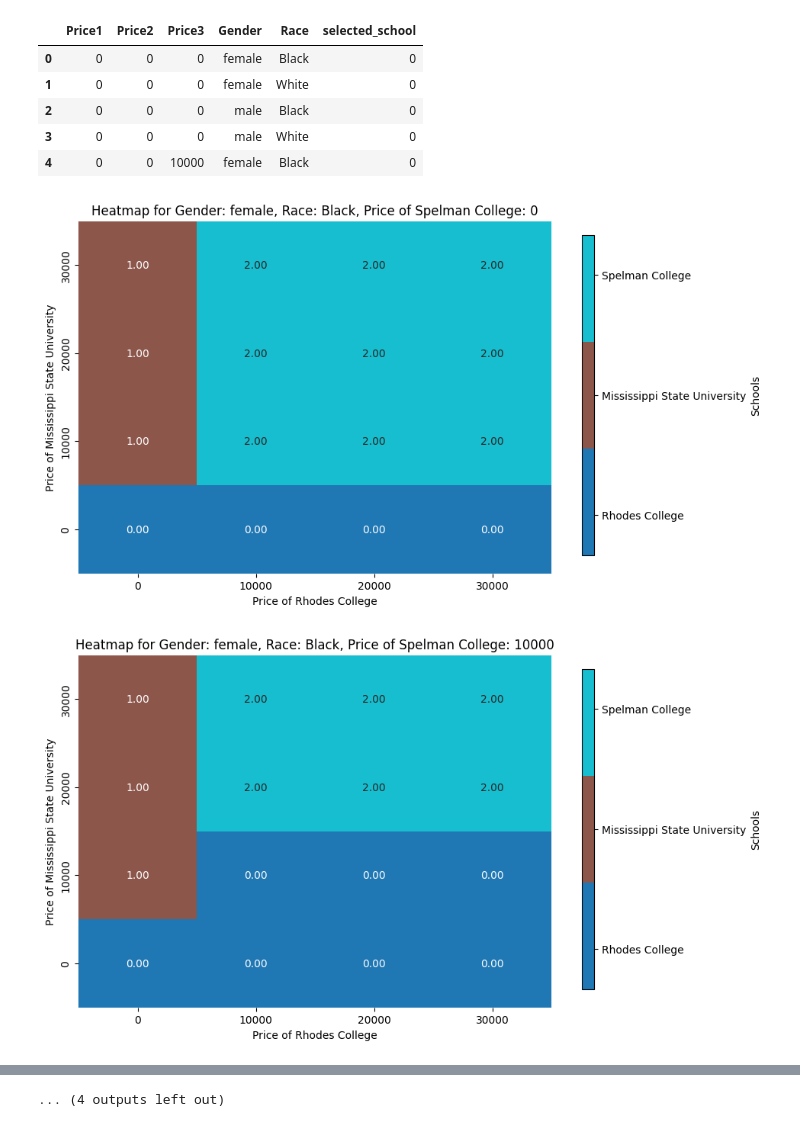
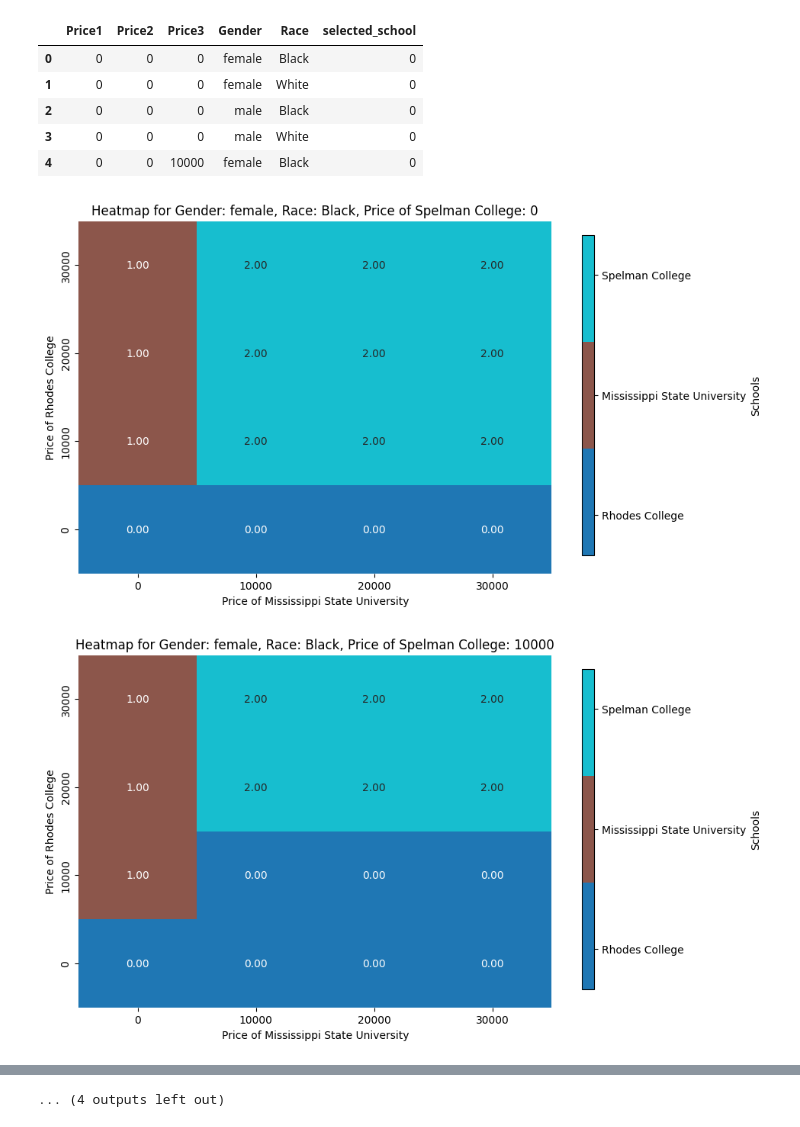
Before and after one commit to austinMLB/NLPExplainabilityProject, a Jupyter notebook: llama3_8b_text_completion.ipynb, the cells around one changed output, grey strips where cells are left out. Drawn from its saved outputs; the diff is of its cells as text; code cells hidden in the pictures.

```diff
--- a/llama3_8b_text_completion.ipynb
+++ b/llama3_8b_text_completion.ipynb
@@ -97,19 +97,22 @@ def remove_before_response(s):
         # If "Response:" is not found, return the original string
         return s
 
-def eval_for_vars(schools, costs, gender, race):
+def eval_for_vars(schools, costs, gender, race, debug=False, max_new = 20):
   prompt = form_prompt(schools, costs, gender, race)
-  result = pipeline(prompt, max_new_tokens=20)
+  result = pipeline(prompt, max_new_tokens=max_new)
   result = result[0]['generated_text']
-  #print(type(result))
-  #print("Before removal\n")
-  #print(result)
+  if debug:
+    print(type(result))
+    print("Before removal\n")
+    print(result)
   result = remove_before_response(result)
-  #print("After removal\n")
-  #print(result)
+  if debug:
+    print("After removal\n")
+    print(result)
   final_result= find_first_occurrence(result, schools)
-  #print("Final result\n")
-  #print(final_result)
+  if debug:
+    print("Final result\n")
+    print(final_result)
   return final_result
 # %%
 #Test
@@ -225,34 +228,34 @@ def create_heatmaps(df, all_schools):
     # Iterate over each group
     for (gender, race, price3), group in grouped:
         # Create a pivot table with Price1 and Price2 as indices
         pivot_table = group.pivot_table(index='Price1', columns='Price2', values='selected_school', aggfunc=np.mean)
 
         # Plot heatmap without default color bar
         plt.figure(figsize=(8, 6))
         plt.title(f"Heatmap for Gender: {gender}, Race: {race}, Price of {all_schools[2]}: {price3}")
         sns.heatmap(pivot_table, cmap=cmap, annot=True, fmt=".2f", vmin=0, vmax=2, cbar=False)
-        plt.xlabel(f"Price of {all_schools[0]}")
-        plt.ylabel(f"Price of {all_schools[1]}")
+        plt.xlabel(f"Price of {all_schools[1]}")
+        plt.ylabel(f"Price of {all_schools[0]}")
 
         # Reverse the y-axis
         plt.gca().invert_yaxis()
 
         # Create a dummy mappable for color bar creation
         mappable = cm.ScalarMappable(cmap=cmap, norm=plt.Normalize(vmin=0, vmax=2))
         mappable.set_array([])
 
         # Create an axis for the color bar
         cax = plt.gca().figure.add_axes([0.95, 0.15, 0.02, 0.7])  # [left, bottom, width, height]
 
         # Create color bar legend with school names
         cbar = plt.colorbar(mappable, ticks=[.25, 1, 1.75], cax=cax)
         cbar.ax.set_yticklabels(all_schools)
         cbar.set_label('Schools')
 
         plt.show()
 
 # Call the function to create heatmaps
 create_heatmaps(df, all_schools)
 # %% [output]
-[figure, old version]
+[figure, new version]
-[figure, old version]
+[figure, new version]
```
Also changed, not shown: parts of 10 cells of this notebook.
